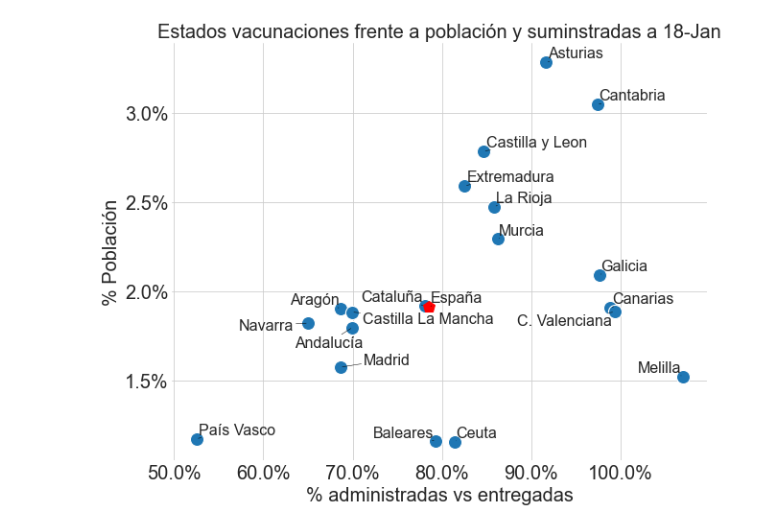
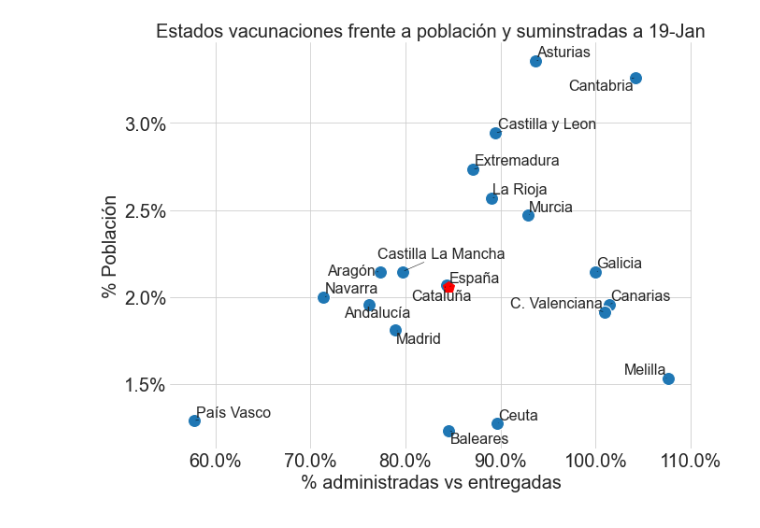
Before and after one commit to mharias/covid, a Jupyter notebook: vacunacion/Vacunas_graficos.ipynb, the cells around one changed output. Saved outputs shown, nothing was run; the diff lists cells and outputs as text; code cells hidden in the pictures.

```diff
--- a/vacunacion/Vacunas_graficos.ipynb
+++ b/vacunacion/Vacunas_graficos.ipynb
@@ -117,5 +117,5 @@ See the caveats in the documentation: https://pandas.pydata.org/pandas-docs/stab
 # %%
-dia = '18/1/21' # dia del informe
+dia = '19/1/21' # dia del informe
 sns.set_style(style="white")
 #hoy=datetime.today().strftime('%d/%m')
 title = 'Porcentaje de vacunas administradas vs entregadas a {}'.format(dia[:-3])
@@ -206,6 +206,6 @@ See the caveats in the documentation: https://pandas.pydata.org/pandas-docs/stab
 # %%
 datos = datos_row.copy()
-dia = '18/1/21'
+dia = '19/1/21'
 datos=datos.loc[(datos_row['date_pub']==dia) & (datos_row['ccaa']!='Totales')]
 
 datos['poblacion'] = datos.apply(lambda x:comunidades[x['ccaa']],axis=1)
@@ -227,32 +227,32 @@ sns.scatterplot(ax=ax, x='% sobre entregadas', y='vacunas_poblacion',
 
 ax.yaxis.set_tick_params(labelsize=20,width=0,rotation=0,pad=0)
 ax.xaxis.set_tick_params(labelsize=20,width=0,rotation=0,pad=0)
 ax.yaxis.set_major_formatter(plt.FuncFormatter(lambda v,x:'{:.1%}'.format(v)))
 ax.xaxis.set_major_formatter(plt.FuncFormatter(lambda v,x:'{:.1%}'.format(v)))
 
 lista_texto=[]
 for i in datos.index:
     texto=plt.text(datos.loc[i,'% sobre entregadas'],
                              datos.loc[i,'vacunas_poblacion'],
                              s=str(datos.loc[i,'ccaa']),
                              ha='center',fontsize=16)
     lista_texto.append(texto)
 
 ax.plot(admin_entregadas,vacunas_poblacion,
                 marker='p',markersize=12,color='red')
 
 texto=plt.text(admin_entregadas,vacunas_poblacion,
                s='España',ha='center',fontsize=16)
 lista_texto.append(texto)
 ax.set_xlabel('% administradas vs entregadas',fontsize=20)
 ax.set_ylabel('% Población',fontsize=20)
 
 ax.grid(True)
 ax.set_title('Estados vacunaciones frente a población y suminstradas a {}'.format(today),fontsize=20)
 sns.despine(left=True, bottom=True)
 sns.despine(left=True, bottom=True)
 adjust_text(lista_texto,arrowprops=dict(arrowstyle="-", color='k', lw=0.5))
-fig.savefig('graficos/estado_suministradas_poblacion a {}{}'.format(today,'.png'),dpi=144)
+fig.savefig('graficos/estado_suministradas_poblacion_{}{}'.format(today,'.png'),dpi=144)
 #plt.show()
 # %% [output]
-[figure, old version]
+[figure, new version]
```
Also changed, not shown: parts of 4 cells of this notebook, 10 other files.
